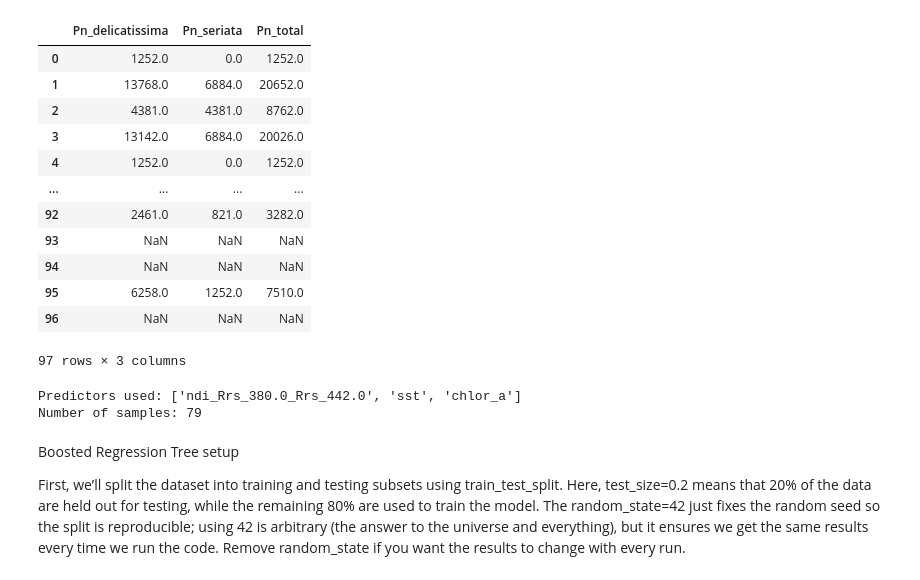
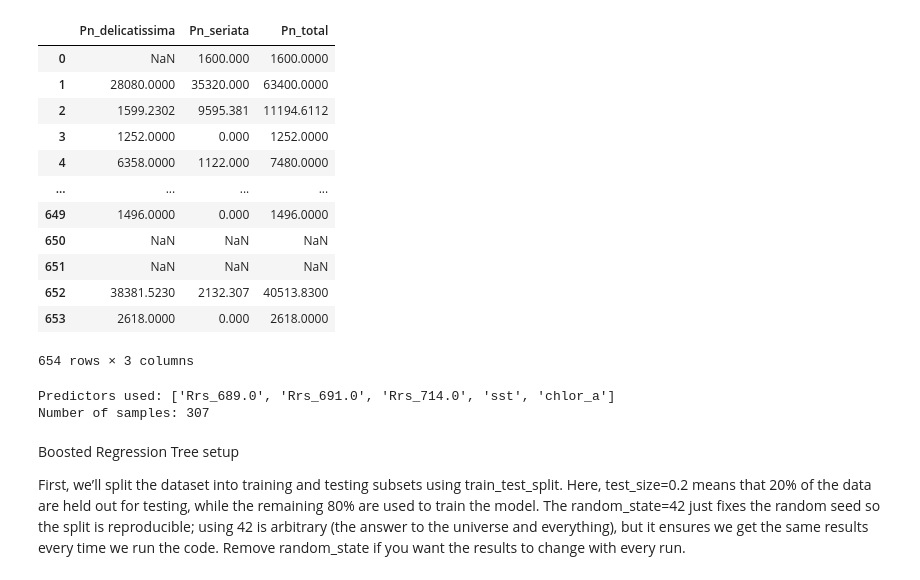
Before and after one commit to fish-pace/2026-proj-hab-prediction-west, a Jupyter notebook: contributor_folders/Deborah/brt_analysis.ipynb, the cells around one changed output. Drawn from its saved outputs; the diff is of its cells as text; code cells hidden in the pictures.

```diff
--- a/contributor_folders/Deborah/brt_analysis.ipynb
+++ b/contributor_folders/Deborah/brt_analysis.ipynb
@@ -5,50 +5,55 @@ import numpy as np
 import matplotlib.pyplot as plt
 # %%
 # data input
-data = pd.read_csv("calhabs_sst_chl_rrs_sio.csv")
+data = pd.read_csv("cal_habs_filled_chl_sst_rrs_all_stations.csv")
 data.head
 
 # summing the two Pseudo-nitzschia species
 data["Pn_total"] = data["Pn_delicatissima"].add(data["Pn_seriata"], fill_value=0)
 data[["Pn_delicatissima", "Pn_seriata", "Pn_total"]]
 #print(data["Pn_total"].to_list())
 # %% [output]
 |  | Pn_delicatissima | Pn_seriata | Pn_total |
-| 0 | 1252.0 | 0.0 | 1252.0 |
-| 1 | 13768.0 | 6884.0 | 20652.0 |
-| 2 | 4381.0 | 4381.0 | 8762.0 |
-| 3 | 13142.0 | 6884.0 | 20026.0 |
-| 4 | 1252.0 | 0.0 | 1252.0 |
+| 0 | NaN | 1600.000 | 1600.0000 |
+| 1 | 28080.0000 | 35320.000 | 63400.0000 |
+| 2 | 1599.2302 | 9595.381 | 11194.6112 |
+| 3 | 1252.0000 | 0.000 | 1252.0000 |
+| 4 | 6358.0000 | 1122.000 | 7480.0000 |
 | ... | ... | ... | ... |
-| 92 | 2461.0 | 821.0 | 3282.0 |
-| 93 | NaN | NaN | NaN |
-| 94 | NaN | NaN | NaN |
-| 95 | 6258.0 | 1252.0 | 7510.0 |
-| 96 | NaN | NaN | NaN |
+| 649 | 1496.0000 | 0.000 | 1496.0000 |
+| 650 | NaN | NaN | NaN |
+| 651 | NaN | NaN | NaN |
+| 652 | 38381.5230 | 2132.307 | 40513.8300 |
+| 653 | 2618.0000 | 0.000 | 2618.0000 |
-97 rows × 3 columns
+654 rows × 3 columns
 # %%
 from sklearn.model_selection import train_test_split
 from sklearn.ensemble import GradientBoostingRegressor
 from sklearn.metrics import r2_score, mean_squared_error
 
 # Column names of the Rrs bands to combine
-wavelength1 = "Rrs_380.0"
-wavelength2 = "Rrs_442.0"
+wavelength1 = "Rrs_530.0"
+wavelength2 = "Rrs_532.0"
+rrs_cols = [c for c in data.columns
+            if c.startswith("Rrs_") and c[-1].isdigit()]
+rrs_cols
 
 # Simple environmental predictors
 ENV_VARS = ["sst", "chlor_a"]
+#ENV_VARS = ["Temp", "Avg_Chloro"]
 
-data2 = data[data["Pn_total"].notna()].copy() #Create copy of data by keeping only rows of data where Np_total has a value (is not NA).
+data2 = data[data["Pn_total"].notna()].copy() #Create copy of data by keeping only rows of data where Np_total has a value (non-NA).
 
 # Create a new column in df for the ratio
 Rrs_ratio = f"ndi_{wavelength1}_{wavelength2}"
 data2[Rrs_ratio] = (data2[wavelength1] - data2[wavelength2]) / (data2[wavelength1] + data2[wavelength2])
 
-predictors = [Rrs_ratio] + ENV_VARS
+predictors = ["Rrs_689.0", "Rrs_691.0", "Rrs_714.0"] + ENV_VARS # + rrs_cols  + ["Rrs_689.0", "Rrs_691.0", "Rrs_714.0"] [Rrs_ratio]
+
 # To see what the model would look like without PACE, use:
 #predictors = ENV_VARS
 X = data2[predictors]
-#y = data2["Pn_total"]
+#y = data2["pDA"]
 y = np.log10(data2["Pn_total"])
 
 # Get rid of NaNs, BRT gets mad otherwise (Keep only the rows where every column in X is non-NA and non-Inf, and apply the exact same row filtering to y.)
@@ -60,8 +65,8 @@ y = y.loc[mask].copy()
 print(f"Predictors used: {predictors}")
 print(f"Number of samples: {len(y)}")
 # %% [output]
-Predictors used: ['ndi_Rrs_380.0_Rrs_442.0', 'sst', 'chlor_a']
-Number of samples: 79
+Predictors used: ['Rrs_689.0', 'Rrs_691.0', 'Rrs_714.0', 'sst', 'chlor_a']
+Number of samples: 307
 # %% [markdown]
 Boosted Regression Tree setup
 
```
Also changed, not shown: parts of 7 cells of this notebook.
